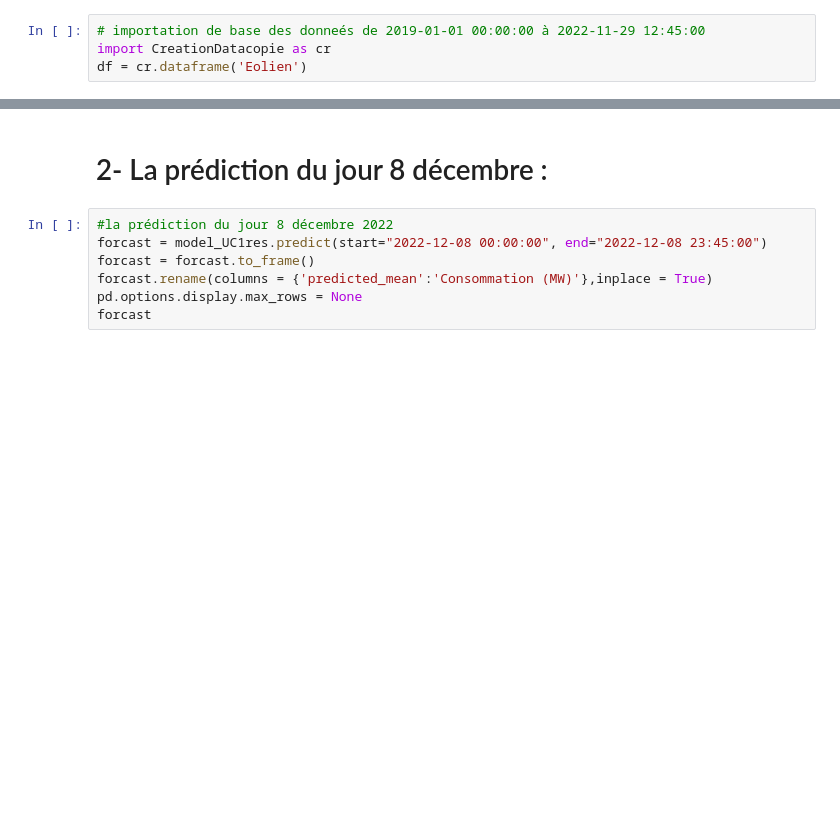
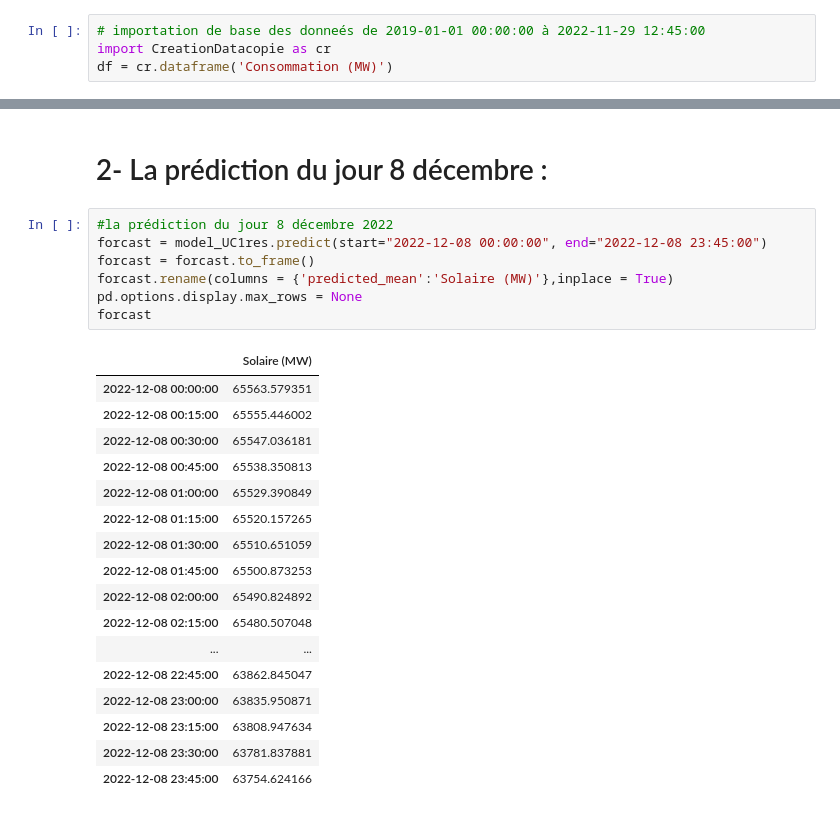
Before and after one commit to maryaamm01/HAX712X_Projet_METH, a Jupyter notebook: meth/prediction/prediction_model.ipynb, the cells around one changed output, grey strips where cells are left out. Drawn from its saved outputs; the diff is of its cells as text; blank space fills up the shorter version.

```diff
--- a/meth/prediction/prediction_model.ipynb
+++ b/meth/prediction/prediction_model.ipynb
@@ -17,5 +17,5 @@ import warnings
 # %%
 # importation de base des donneés de 2019-01-01 00:00:00 à 2022-11-29 12:45:00
 import CreationDatacopie as cr
-df = cr.dataframe('Eolien')
+df = cr.dataframe('Consommation (MW)')
 # %% [output]
@@ -78,9 +140,27 @@ plt.legend();
 # %%
 #la prédiction du jour 8 décembre 2022
 forcast = model_UC1res.predict(start="2022-12-08 00:00:00", end="2022-12-08 23:45:00")
 forcast = forcast.to_frame()
-forcast.rename(columns = {'predicted_mean':'Consommation (MW)'},inplace = True)
+forcast.rename(columns = {'predicted_mean':'Solaire (MW)'},inplace = True)
 pd.options.display.max_rows = None
 forcast
+# %% [output]
+|  | Solaire (MW) |
+| 2022-12-08 00:00:00 | 65563.579351 |
+| 2022-12-08 00:15:00 | 65555.446002 |
+| 2022-12-08 00:30:00 | 65547.036181 |
+| 2022-12-08 00:45:00 | 65538.350813 |
+| 2022-12-08 01:00:00 | 65529.390849 |
+| 2022-12-08 01:15:00 | 65520.157265 |
+| 2022-12-08 01:30:00 | 65510.651059 |
+| 2022-12-08 01:45:00 | 65500.873253 |
+| 2022-12-08 02:00:00 | 65490.824892 |
+| 2022-12-08 02:15:00 | 65480.507048 |
+| ... | ... |
+| 2022-12-08 22:45:00 | 63862.845047 |
+| 2022-12-08 23:00:00 | 63835.950871 |
+| 2022-12-08 23:15:00 | 63808.947634 |
+| 2022-12-08 23:30:00 | 63781.837881 |
+| 2022-12-08 23:45:00 | 63754.624166 |
 # %%
 plt.plot(forcast)
```
Also changed, not shown: parts of 10 cells of this notebook, 1 other file.
